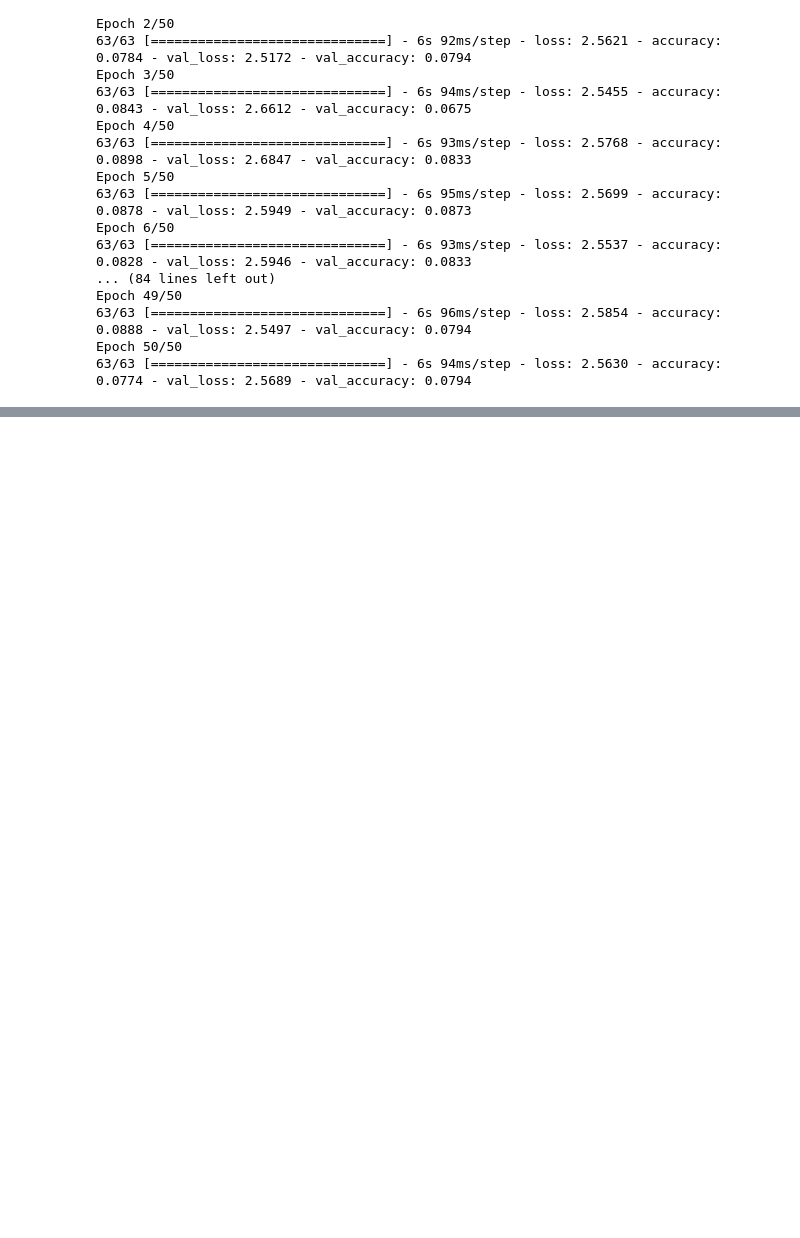
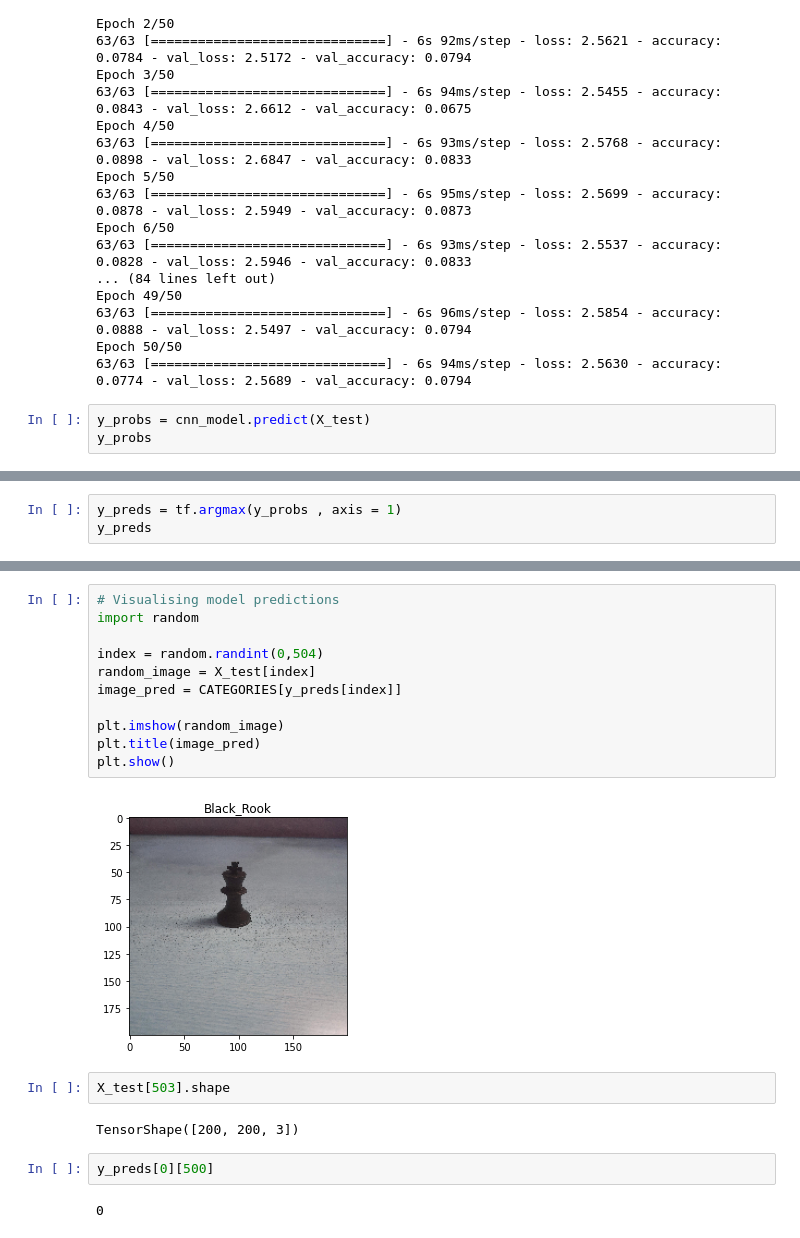
Before and after one commit to topguns837/Chess-Piece-Detection, a Jupyter notebook: CNN_pipeline.ipynb, the cells around one changed output, grey strips where cells are left out. Cells and saved outputs as stored; diff of their text form; blank space fills up the shorter version.

```diff
--- a/CNN_pipeline.ipynb
+++ b/CNN_pipeline.ipynb
@@ -342,3 +392,6 @@ Epoch 49/50
 63/63 [==============================] - 6s 96ms/step - loss: 2.5854 - accuracy: 0.0888 - val_loss: 2.5497 - val_accuracy: 0.0794
 Epoch 50/50
 63/63 [==============================] - 6s 94ms/step - loss: 2.5630 - accuracy: 0.0774 - val_loss: 2.5689 - val_accuracy: 0.0794
+# %%
+y_probs = cnn_model.predict(X_test)
+y_probs
@@ -344,0 +412,3 @@ Epoch 50/50
+# %%
+y_preds = tf.argmax(y_probs , axis = 1)
+y_preds
@@ -344,0 +433,21 @@ Epoch 50/50
+# %%
+# Visualising model predictions
+import random
+
+index = random.randint(0,504)
+random_image = X_test[index]
+image_pred = CATEGORIES[y_preds[index]]
+
+plt.imshow(random_image)
+plt.title(image_pred)
+plt.show()
+# %% [output]
+[figure, added]
+# %%
+X_test[503].shape
+# %% [output]
+TensorShape([200, 200, 3])
+# %%
+y_preds[0][500]
+# %% [output]
+0
```
Also changed, not shown: parts of 22 cells of this notebook.
